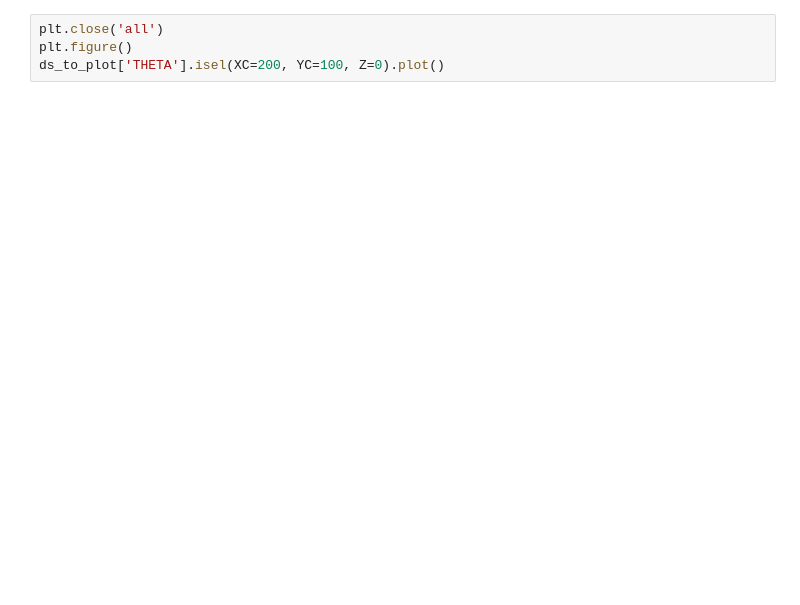
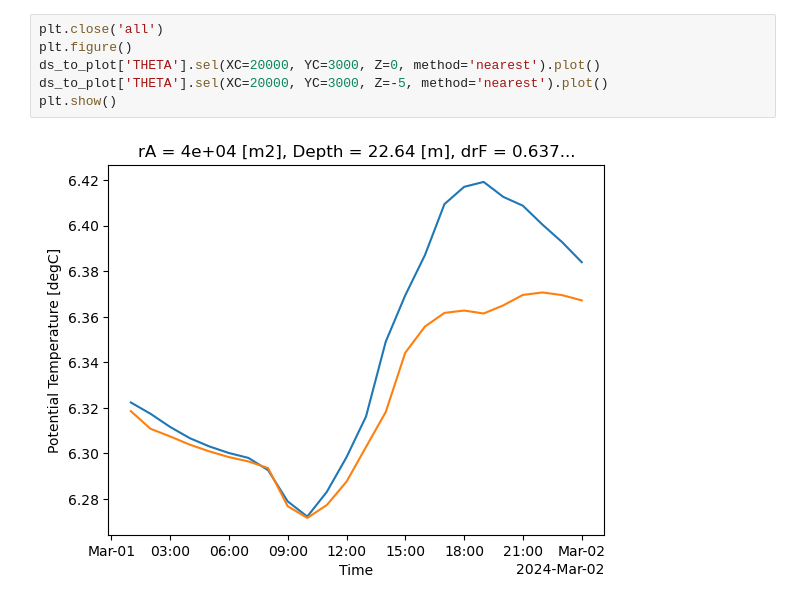
Before and after one commit to leroquan/plot_results, a Jupyter notebook: mitgcm/results_analysis/display_binary_results.ipynb, the cells around one changed output. Cells and saved outputs as stored; diff of their text form; blank space fills up the shorter version.

```diff
--- a/mitgcm/results_analysis/display_binary_results.ipynb
+++ b/mitgcm/results_analysis/display_binary_results.ipynb
@@ -34,7 +39,11 @@ plt.show()
 # %%
 plt.close('all')
 plt.figure()
-ds_to_plot['THETA'].isel(XC=200, YC=100, Z=0).plot()
+ds_to_plot['THETA'].sel(XC=20000, YC=3000, Z=0, method='nearest').plot()
+ds_to_plot['THETA'].sel(XC=20000, YC=3000, Z=-5, method='nearest').plot()
+plt.show()
+# %% [output]
+[figure, added]
 # %%
 def plot_map(i_time: int, i_depth: int):
     plt.ioff()
```
Also changed, not shown: parts of 7 cells of this notebook, 3 other files.
